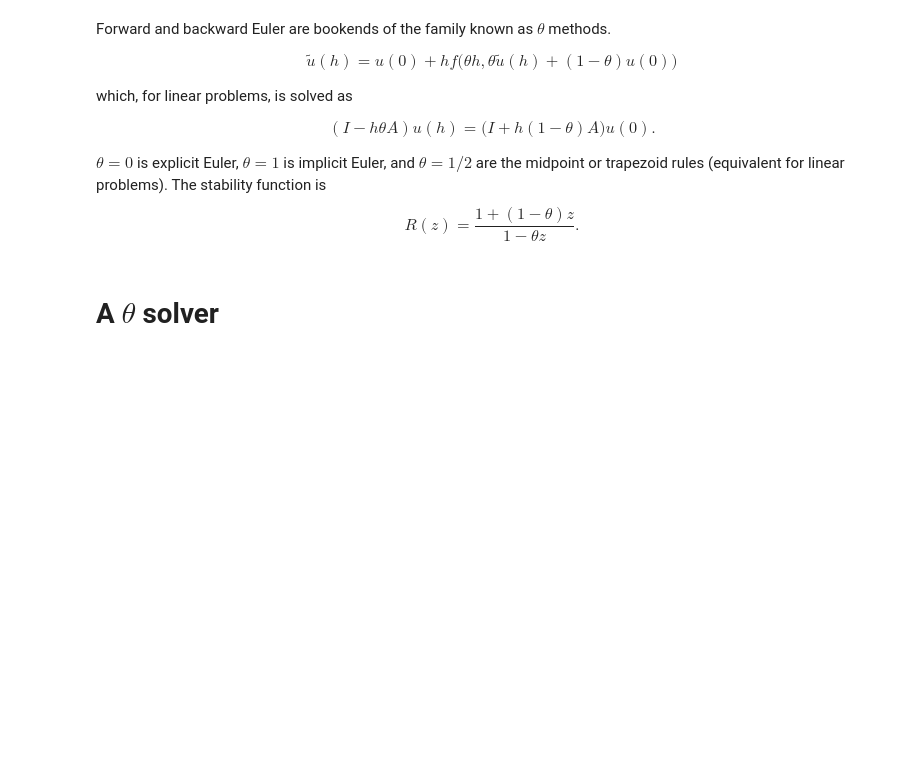
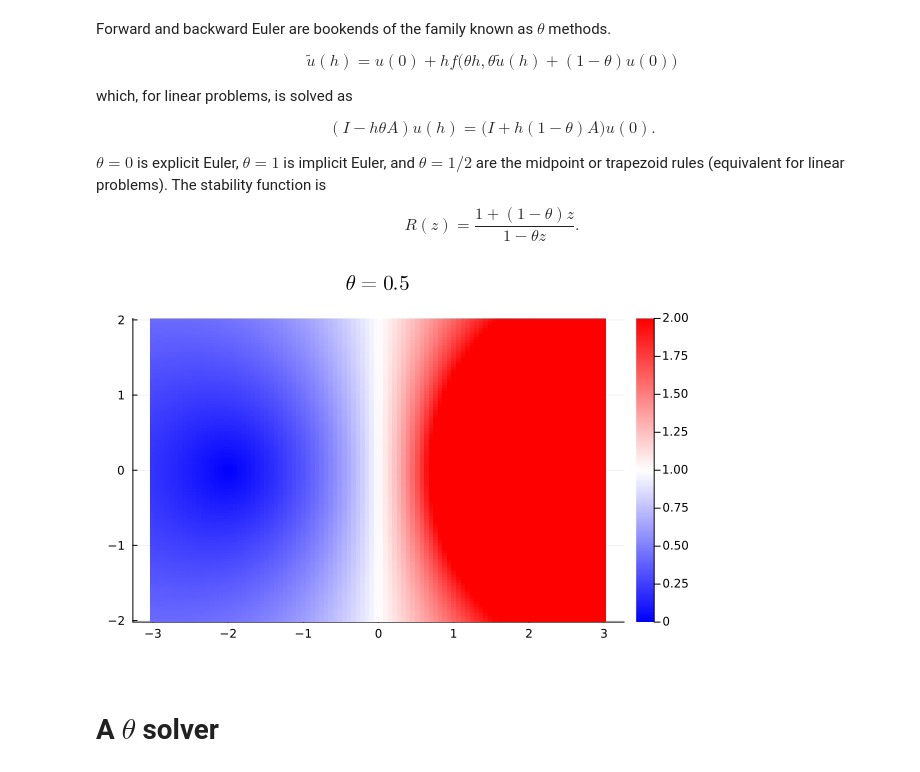
Before and after one commit to cu-numpde/fall23, a Jupyter notebook: slides/2023-09-29-transient.ipynb, the cells around one changed output. Saved outputs shown, nothing was run; the diff lists cells and outputs as text; code cells hidden in the pictures; blank space fills up the shorter version.

```diff
--- a/slides/2023-09-29-transient.ipynb
+++ b/slides/2023-09-29-transient.ipynb
@@ -230,8 +244,10 @@ The stability function is
 $$ R(z) = \frac{1 + (1-\theta)z}{1 - \theta z}. $$
 # %%
 Rz_theta(z, theta) = (1 + (1-theta)*z) / (1 - theta*z)
-theta=0.7
+theta=0.5
 plot_stability(z -> Rz_theta(z, theta), "\$\\theta=$theta\$")
+# %% [output]
+[figure, added]
 # %% [markdown]
 # A $\theta$ solver
 # %%
```
Also changed, not shown: parts of 16 cells of this notebook, 27 other files.
